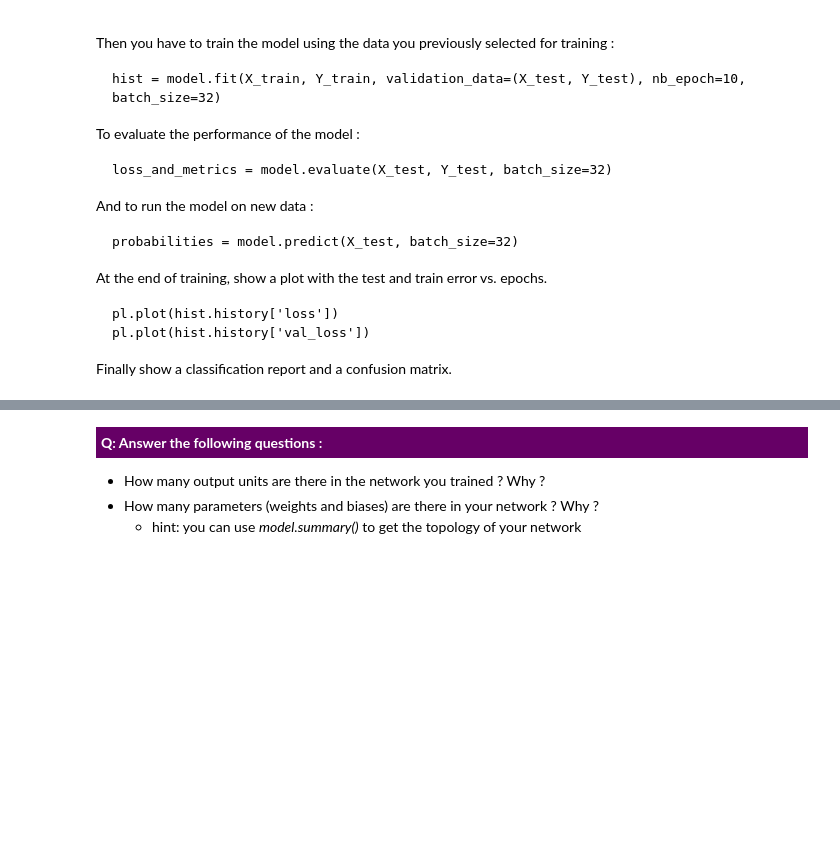
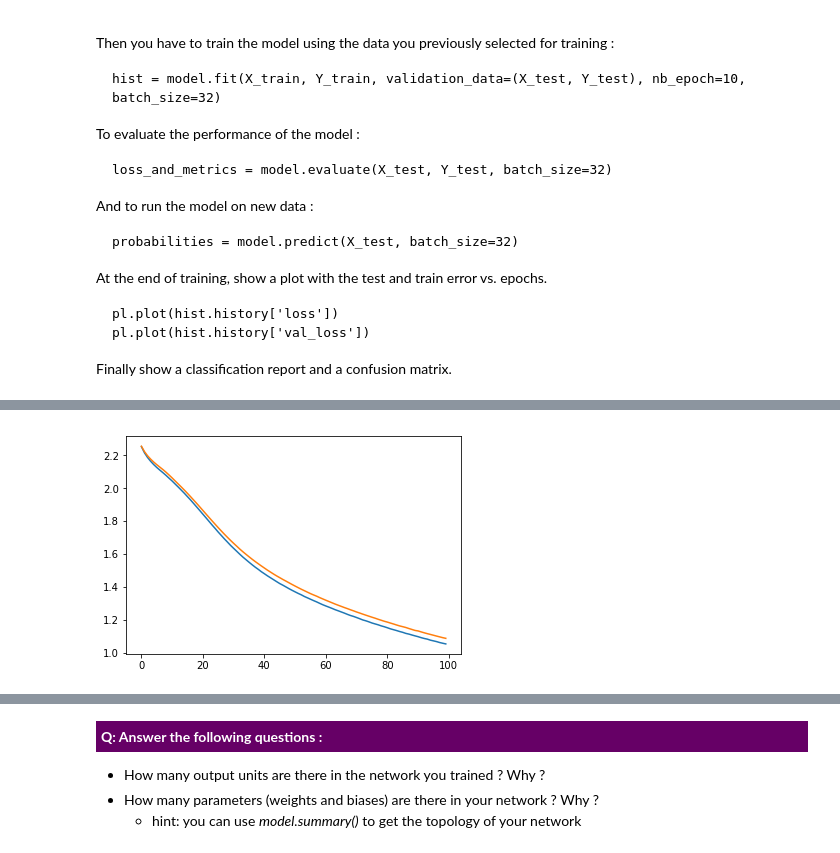
Before and after one commit to mylag/MLBD, a Jupyter notebook: MLBD_lab2/lab2_assignment.ipynb, the cells around one changed output, grey strips where cells are left out. Cells and saved outputs as stored; diff of their text form; code cells hidden in the pictures; blank space fills up the shorter version.

```diff
--- a/MLBD_lab2/lab2_assignment.ipynb
+++ b/MLBD_lab2/lab2_assignment.ipynb
@@ -594,11 +627,7 @@ for i in range(0, nb_images):
-# %%
-# 3) Compute ...
-#------------------------------------------------------
-new_vector = np.empty(shape=(nb_images, 1))
-
-for i in range(0, nb_images):
-    img = load_img(meta.iloc[i]['basename'])
-    new_vector[i] = np.random.randint(vmax, size=1)
+# %%
+N_BINS = 3
+MAX_V = 0.3
+curv_vector = compute_curv_vector(N_BINS, MAX_V)
 # %%
 # MLBD - Labo
 
@@ -819,7 +841,7 @@ Finally show a classification report and a confusion matrix.
 X = eccentricity_vector.reshape((nb_images, 1))
 
 # Comment this line to do not use the feature
-X = np.append(X, curv_vector, axis=1)
+X = np.append(X, cnn_curv_vector, axis=1)
 
 # Comment this line to do not use the feature
 X = np.append(X, new_vector, axis=1)
@@ -828,7 +850,6 @@ X = np.append(X, new_vector, axis=1)
 y = np.array(meta.iloc[:]['classid'])
 
 class_label = np.unique(meta.iloc[:]['classid']) # Get labels
-
 n_classes = class_label.shape[0]
 
 from sklearn import preprocessing
@@ -837,12 +858,19 @@ lencoder.fit(class_label)
 
 # Replace classid by integer
 y = lencoder.transform(y)
-y_labels = y # To pring confusion matrix
+y_labels = y # To print confusion matrix
 
 # Normalize the features you computed,
 # -----------------------------------------------------
-normalizer = preprocessing.Normalizer().fit(X) # fit does nothing
-X = normalizer.transform(X)
+# normalizer = preprocessing.Normalizer().fit(X) # fit does nothing
+# X = normalizer.transform(X)
+
+#TODO : Check correctness
+def numpy_minmax(X):
+    xmin =  X.min(axis=0)
+    return (X - xmin) / (X.max(axis=0) - xmin)
+
+X = numpy_minmax(X)
 
 # transform the output data into binary vectors,
 # -----------------------------------------------------
@@ -867,7 +895,62 @@ y_train = y[train]
 X_test = X[test]
 y_test = y[test]
 
-y_confmat = y_labels[test] # To pring confusion matrix
+y_confmat = y_labels[test] # To print confusion matrix
+
+print " ------------------------------------------------------------------------------ "
+
+# To create your model, you will most likely need the following keras functions :
+from keras.layers import Input, Dense
+from keras.models import Model
+from keras.optimizers import SGD
+from keras.utils import np_utils
+
+N_FEATURES = X.shape[1]
+N_OUTPUTS = 9
+N_NEURONS = 4
+
+N_LEARNING_RATE = 0.05
+N_MOMENTUM = 0.1
+
+N_EPOCH = 100
+
+# You have to build a network, then compile the model :
+inputs = Input(shape=(N_FEATURES,))
+
+hidden = Dense(N_NEURONS, activation='relu')(inputs)
+outputs = Dense(N_OUTPUTS, activation='softmax')(hidden)
+
+model = Model(input=inputs, output=outputs)
+gradient_descent = SGD(lr=N_LEARNING_RATE, momentum=N_MOMENTUM, decay=0.0)
+
+model.compile(optimizer=gradient_descent, loss='categorical_crossentropy', metrics=['accuracy'])
+
+# Then you have to train the model using the data you previously selected for training :
+hist = model.fit(X_train, Y_train, validation_data=(X_test, Y_test), nb_epoch=N_EPOCH, batch_size=32, verbose=False)
+
+# To evaluate the performance of the model :
+loss_and_metrics = model.evaluate(X_test, Y_test, batch_size=32)
+
+# And to run the model on new data :
+probabilities = model.predict(X_test, batch_size=32)
+
+from keras.utils import np_utils
+y_pred = np_utils.probas_to_classes(probabilities)
+
+# At the end of training, show a plot with the test and train error vs. epochs.
+pl.plot(hist.history['loss'])
+pl.plot(hist.history['val_loss'])
+
+# Finally show a classification report and a confusion matrix.
+confmat = confusion_matrix(y_confmat, y_pred)
+
+pl.figure(figsize=(10, 10))
+plot_confusion_matrix(confmat, lencoder.classes_, cmap=cm.gray_r)
+
+report = skmetrics.classification_report(y_confmat, y_pred,
+                                         labels=np.arange(len(lencoder.classes_)),
+                                         target_names=lencoder.classes_)
+print report
 # %% [output]
 train shape :  (349,)
 test shape  :  (234,)
@@ -873,0 +970 @@ test shape  :  (234,)
+[figure, added]
```
Also changed, not shown: parts of 40 cells of this notebook.
